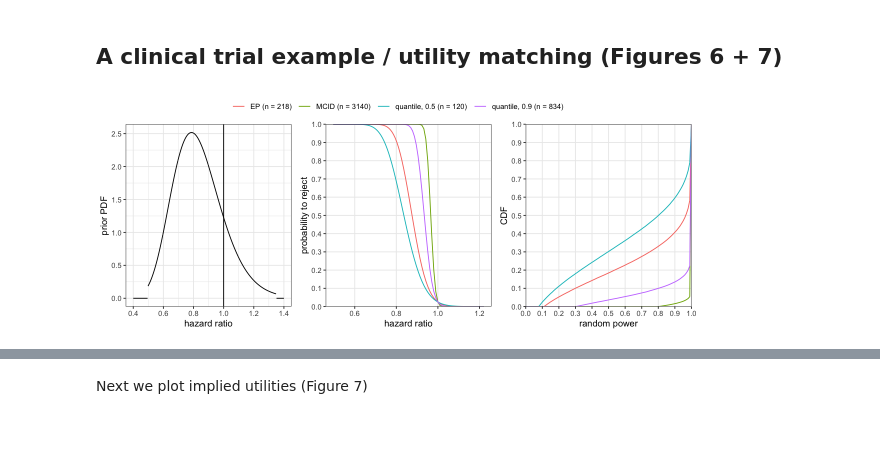
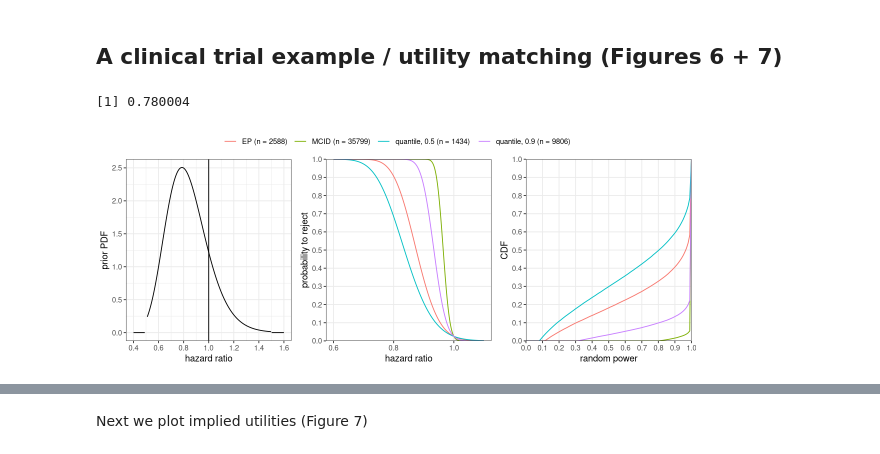
Before and after one commit to kkmann/sample-size-calculation-under-uncertainty, a Jupyter notebook: notebooks/figures-for-manuscript.ipynb, the cells around one changed output, grey strips where cells are left out. Saved outputs shown, nothing was run; the diff lists cells and outputs as text; code cells hidden in the pictures.

```diff
--- a/notebooks/figures-for-manuscript.ipynb
+++ b/notebooks/figures-for-manuscript.ipynb
@@ -459,29 +459,36 @@ cowplot::plot_grid(
 ggsave("../latex/figures/fig5-power-distribution-quantile-approach.pdf", width = 7.5, height = 6)
 # %% [markdown]
 ##  A clinical trial example / utility matching (Figures 6 + 7)
+# %%
+# change the power function to log-rank test statistic assuming an event rate of 1/3
+power <- function(Delta, n, c) 1 - pnorm(c, mean = sqrt(n) * sqrt(1/3/4) * Delta, sd = 1)
 # %%
-prior            <- Normal(0.2, 0.2, -0.3, 0.7)
+prior            <- Normal(0.2, 0.2, -log(1.5), -log(0.5))
 # minimal clinically important difference (MCID)
-theta_mcid       <- 0.05
+theta_mcid       <- -log(0.95)
 
 tranformed_prior_pdf <- function(hr) {
     pdf(prior, -log(hr))/hr
 }
+# %%
+1 - cdf(prior, theta_mcid) # a priori probability of relevant effect
+# %% [output]
+[1] 0.780004
 # %%
 # adjust plot output size
 options(repr.plot.width = 10, repr.plot.height = 4)
 
 # plot the prior pdf
 plt_prior <- tibble(
-        `hazard ratio` = seq(0.4, 1.4, .001),
+        `hazard ratio` = seq(0.4, 1.6, .001),
         `prior PDF` = tranformed_prior_pdf(`hazard ratio`) %>%
-            {ifelse((abs(`hazard ratio` - exp(-0.7)) < 0.001) | (abs(`hazard ratio` - exp(0.3)) < 0.001), NA_real_, .)}
+            {ifelse((abs(`hazard ratio` - 0.5) < 0.01) | (abs(`hazard ratio` - 1.5) < 0.001), NA_real_, .)}
     ) %>%
     ggplot() +
     aes(`hazard ratio`, `prior PDF`) +
     geom_vline(xintercept = 1) +
     geom_line() +
-    scale_x_continuous("hazard ratio", breaks = seq(0.4, 1.4, by = 0.2)) +
+    scale_x_continuous("hazard ratio", breaks = seq(0.4, 1.6, by = 0.2)) +
     theme_bw() +
     theme(
         legend.position = "top"
@@ -489,10 +496,10 @@ plt_prior <- tibble(
 
 # compute required sample sizes
 tbl_samplesizes <- tibble(
-        "MCID" = get_n(theta_null, theta_mcid),
-        "EP"   = get_n_ep(theta_null, prior, mrv = theta_mcid, pwr = 1 - beta, alpha = alpha),
-        "quantile, 0.9"   = get_n_quantile(theta_null, prior, .9, mrv = theta_mcid, pwr = 1 - beta, alpha = alpha),
-        "quantile, 0.5"   = get_n_quantile(theta_null, prior, .5, mrv = theta_mcid, pwr = 1 - beta, alpha = alpha)
+        "MCID" = get_n(theta_null, theta_mcid, upper_n = 1e6),
+        "EP"   = get_n_ep(theta_null, prior, mrv = theta_mcid, pwr = 1 - beta, alpha = alpha, upper_n = 1e5),
+        "quantile, 0.9"   = get_n_quantile(theta_null, prior, .9, mrv = theta_mcid, pwr = 1 - beta, alpha = alpha, upper_n = 1e5),
+        "quantile, 0.5"   = get_n_quantile(theta_null, prior, .5, mrv = theta_mcid, pwr = 1 - beta, alpha = alpha, upper_n = 1e5)
     ) %>%
     pivot_longer(everything(), names_to = "type", values_to = "n")
 
@@ -500,22 +507,21 @@ tbl_samplesizes <- tibble(
 plt_powr_curves <- full_join(
         tbl_samplesizes,
         expand_grid(
-            theta = seq(-0.2, 0.7, by = 0.01),
+            `hazard ratio` = seq(0.6, 1.1, .001),
             n = tbl_samplesizes$n
         ),
         by = "n"
     ) %>%
     mutate(
-        `hazard ratio` = exp(-theta),
-        power = map2_dbl(theta, n, ~power(..1, ..2, qnorm(1 - alpha))),
+        power = map2_dbl(`hazard ratio`, n, ~power(-log(..1), ..2, qnorm(1 - alpha))),
         name = sprintf("%s (n = %i)", type, n)
     ) %>%
     ggplot() +
         aes(`hazard ratio`, power, color = name) +
         geom_line() +
         scale_color_discrete("") +
-        # scale_x_continuous("hazard ratio", breaks = seq(-1, 1, .1)) +
-        scale_y_continuous("probability to reject", breaks = seq(0, 1, .1), expand = c(0, 0)) +
+        scale_x_continuous("hazard ratio", breaks = seq(0.4, 1.6, by = 0.2)) +
+        scale_y_continuous("probability to reject", limits = c(0, 1), breaks = seq(0, 1, .1), expand = c(0, 0)) +
         theme_bw() +
         theme(
             panel.grid.minor = element_blank(),
@@ -557,33 +563,33 @@ plt_power_cdf <- full_join(
     ) %>%
     unnest(ecdf) %>%
     ggplot(aes(power, CDF, color = name)) +
     geom_line() +
     scale_color_discrete("") +
     scale_x_continuous("random power", breaks = seq(0, 1, .1)) +
     scale_y_continuous(breaks = seq(0, 1, .1)) +
     coord_cartesian(expand = FALSE) +
     theme_bw() +
     theme(
         panel.grid.minor = element_blank(),
         legend.position = "top"
     )
 
 legend <- cowplot::get_legend(plt_powr_curves)
 
 cowplot::plot_grid(
     legend,
     cowplot::plot_grid(
         plt_prior,
         plt_powr_curves + theme(legend.position = "none"),
         plt_power_cdf + theme(legend.position = "none"),
         nrow = 1,
         align = "h",
         axis = "bt"
     ),
     rel_heights = c(1, 8),
     ncol = 1
 )
 # %% [output]
-[figure, old version]
+[figure, new version]
 # %%
 ggsave("../latex/figures/fig6-clinical-trial-example.pdf", width = 10, height = 4)
```
Also changed, not shown: parts of 9 cells of this notebook, 6 other files.
